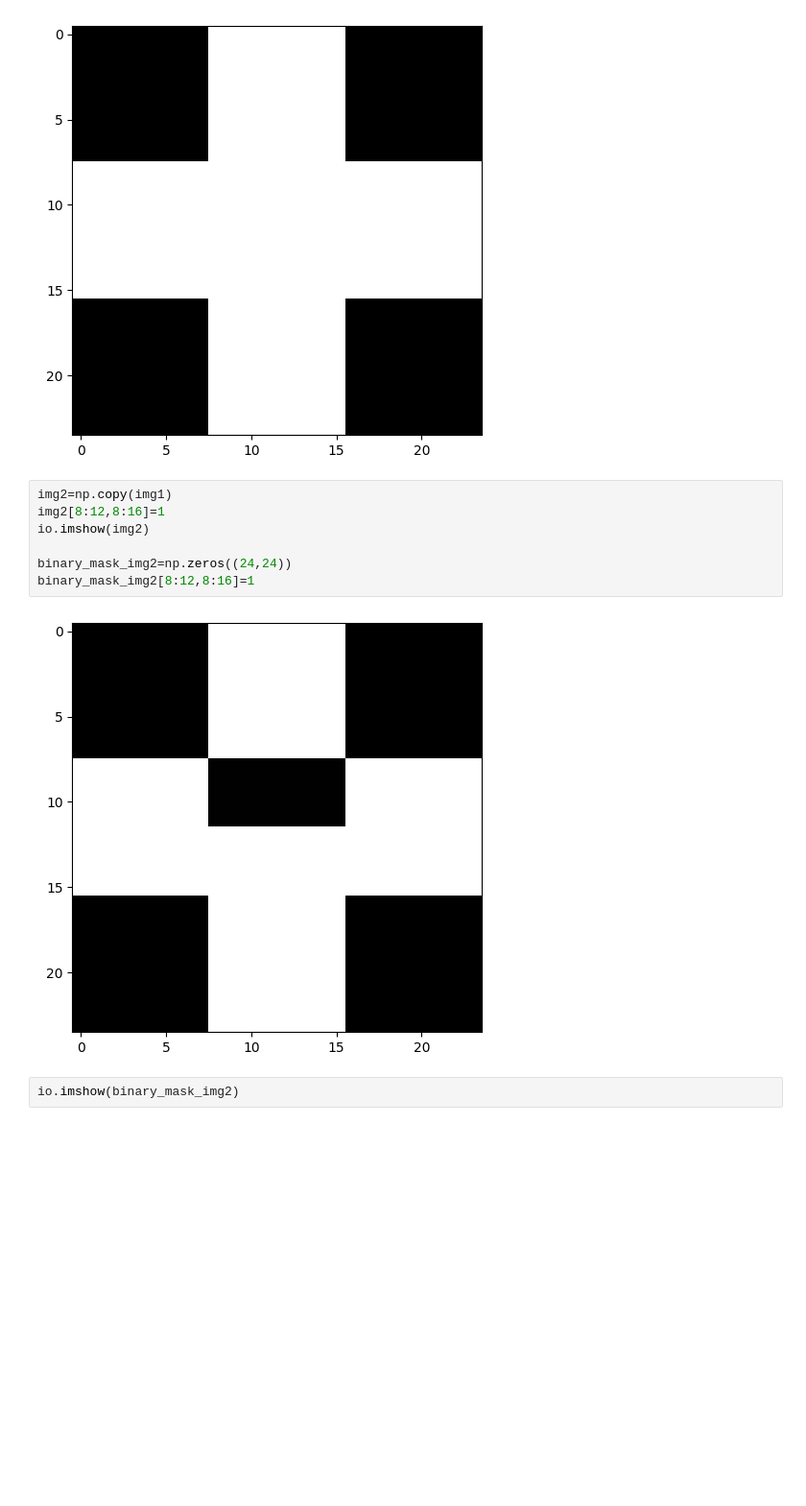
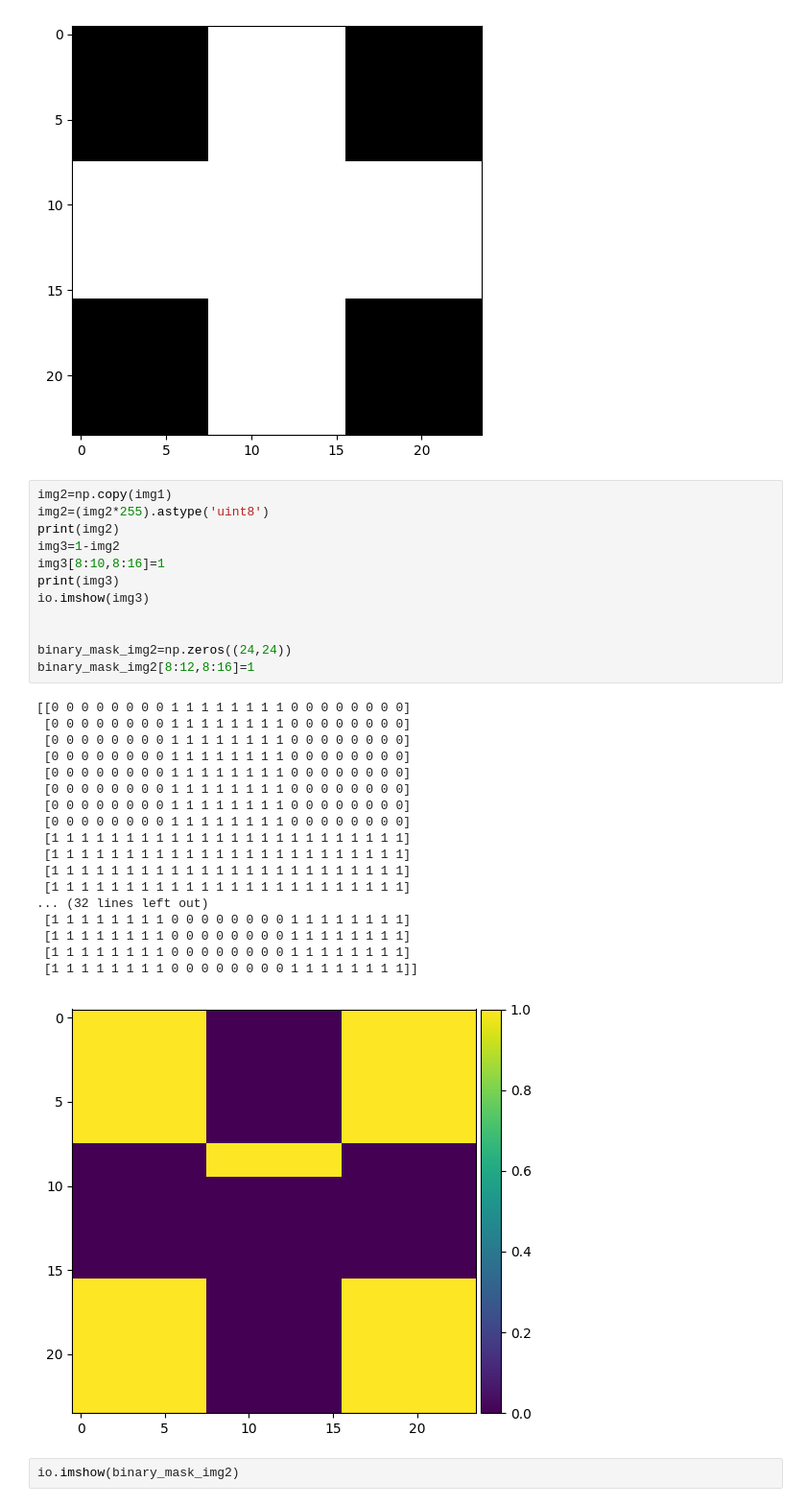
Before and after one commit to Omar-Al-Sharif/Magic-Inpainting, a Jupyter notebook: regionDetection/inpainting_with_detection copy.ipynb, the cells around one changed output. Shown at 96% size. Drawn from its saved outputs; the diff is of its cells as text; blank space fills up the shorter version.

```diff
--- a/regionDetection/inpainting_with_detection copy.ipynb
+++ b/regionDetection/inpainting_with_detection copy.ipynb
@@ -163,13 +173,35 @@ io.imshow(img1)
 [figure]
 # %%
 img2=np.copy(img1)
-img2[8:12,8:16]=1
-io.imshow(img2)
+img2=(img2*255).astype('uint8')
+print(img2)
+img3=1-img2
+img3[8:10,8:16]=1
+print(img3)
+io.imshow(img3)
+
 
 binary_mask_img2=np.zeros((24,24))
 binary_mask_img2[8:12,8:16]=1
 # %% [output]
+[[0 0 0 0 0 0 0 0 1 1 1 1 1 1 1 1 0 0 0 0 0 0 0 0]
+ [0 0 0 0 0 0 0 0 1 1 1 1 1 1 1 1 0 0 0 0 0 0 0 0]
+ [0 0 0 0 0 0 0 0 1 1 1 1 1 1 1 1 0 0 0 0 0 0 0 0]
+ [0 0 0 0 0 0 0 0 1 1 1 1 1 1 1 1 0 0 0 0 0 0 0 0]
+ [0 0 0 0 0 0 0 0 1 1 1 1 1 1 1 1 0 0 0 0 0 0 0 0]
+ [0 0 0 0 0 0 0 0 1 1 1 1 1 1 1 1 0 0 0 0 0 0 0 0]
+ [0 0 0 0 0 0 0 0 1 1 1 1 1 1 1 1 0 0 0 0 0 0 0 0]
+ [0 0 0 0 0 0 0 0 1 1 1 1 1 1 1 1 0 0 0 0 0 0 0 0]
+ [1 1 1 1 1 1 1 1 1 1 1 1 1 1 1 1 1 1 1 1 1 1 1 1]
+ [1 1 1 1 1 1 1 1 1 1 1 1 1 1 1 1 1 1 1 1 1 1 1 1]
+ [1 1 1 1 1 1 1 1 1 1 1 1 1 1 1 1 1 1 1 1 1 1 1 1]
+ [1 1 1 1 1 1 1 1 1 1 1 1 1 1 1 1 1 1 1 1 1 1 1 1]
+... (32 lines left out)
+ [1 1 1 1 1 1 1 1 0 0 0 0 0 0 0 0 1 1 1 1 1 1 1 1]
+ [1 1 1 1 1 1 1 1 0 0 0 0 0 0 0 0 1 1 1 1 1 1 1 1]
+ [1 1 1 1 1 1 1 1 0 0 0 0 0 0 0 0 1 1 1 1 1 1 1 1]
+ [1 1 1 1 1 1 1 1 0 0 0 0 0 0 0 0 1 1 1 1 1 1 1 1]]
-[figure, old version]
+[figure, new version]
 # %%
 io.imshow(binary_mask_img2)
 # %% [output]
```
Also changed, not shown: parts of 4 cells of this notebook.
